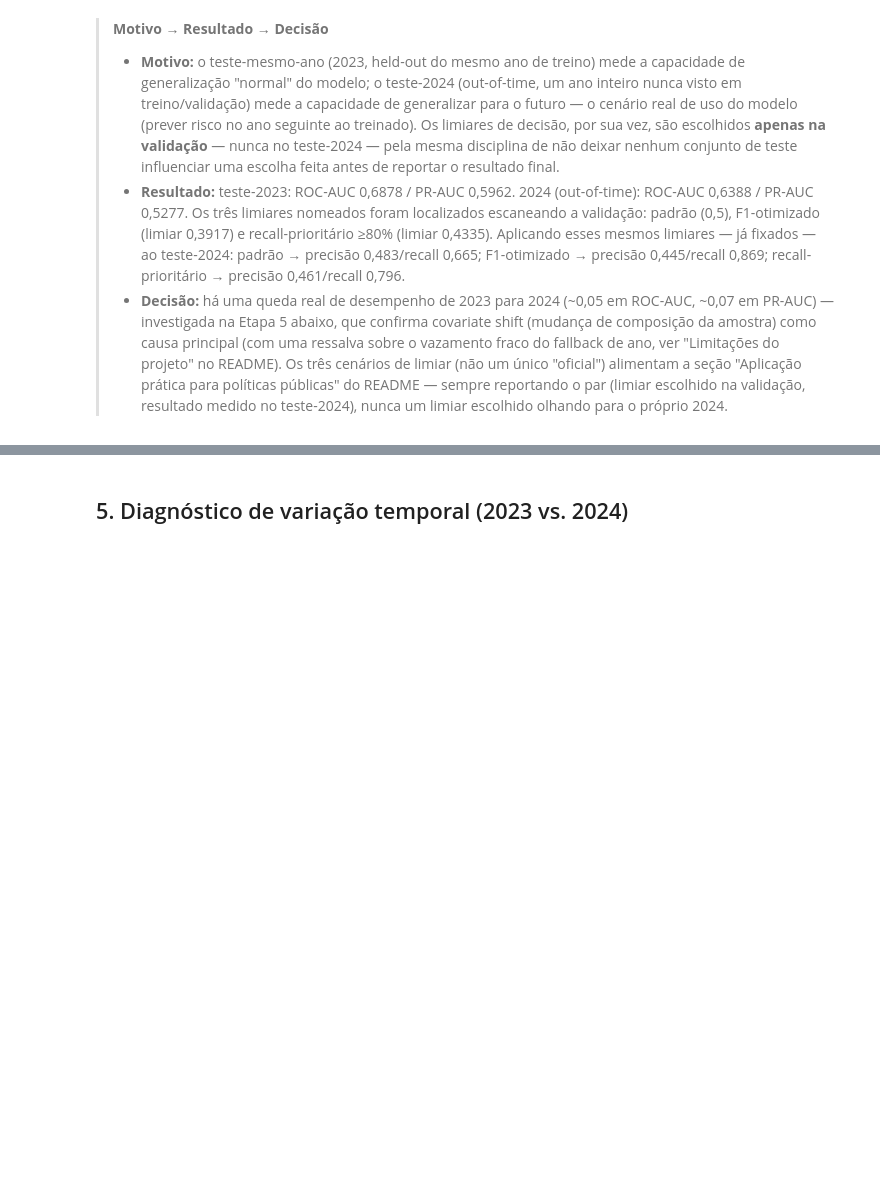
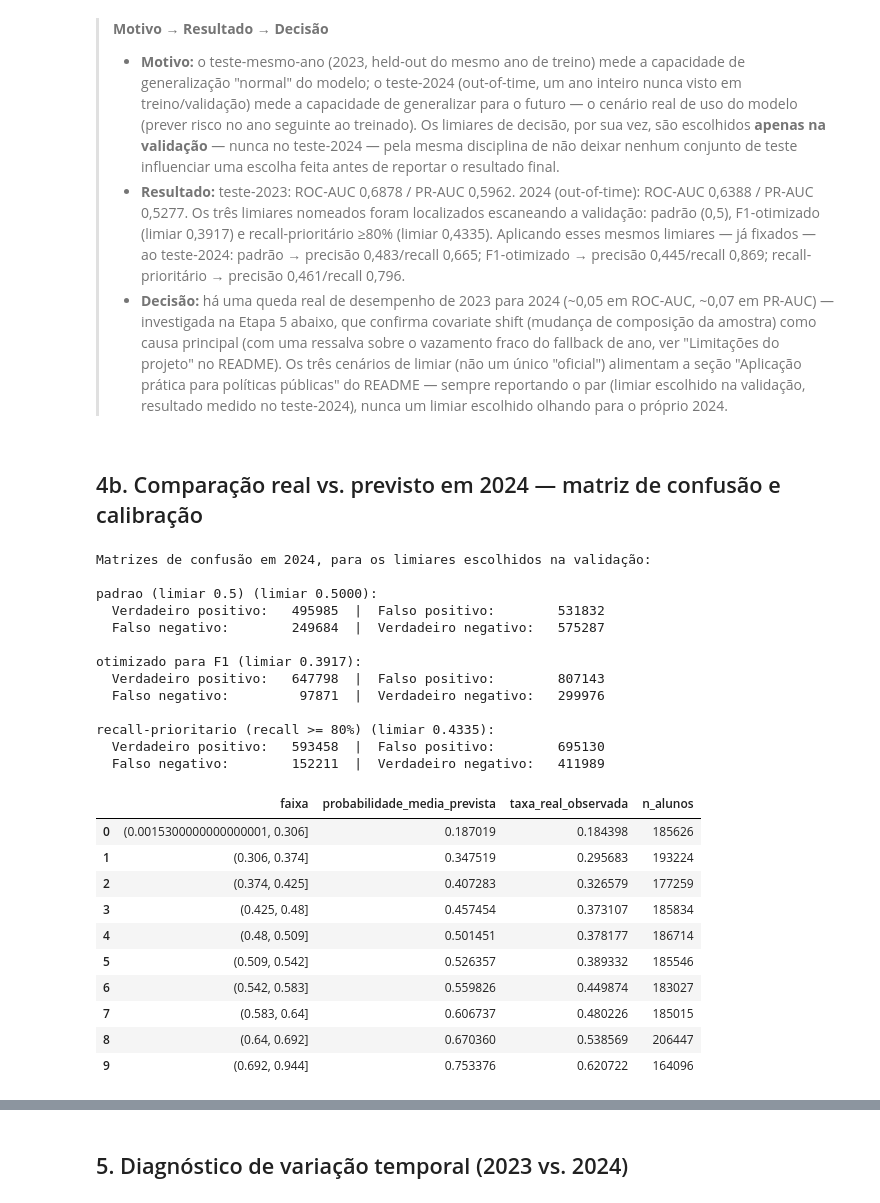
Before and after one commit to PedroVRLSaraiva/tech-challenge-fase3, a Jupyter notebook: notebooks/02_preprocessing_e_modelagem.ipynb, the cells around one changed output, grey strips where cells are left out. Drawn from its saved outputs; the diff is of its cells as text; code cells hidden in the pictures; blank space fills up the shorter version.

```diff
--- a/notebooks/02_preprocessing_e_modelagem.ipynb
+++ b/notebooks/02_preprocessing_e_modelagem.ipynb
@@ -284,3 +284,46 @@ display(tabela_limiares_2024)
 >   públicas" do README — sempre reportando o par (limiar escolhido na
 >   validação, resultado medido no teste-2024), nunca um limiar escolhido
 >   olhando para o próprio 2024.
+# %% [markdown]
+## 4b. Comparação real vs. previsto em 2024 — matriz de confusão e calibração
+# %%
+from src.evaluation.metricas import matriz_confusao_em_limiar, tabela_calibracao
+from src.visualization.graficos import plot_calibracao
+
+print("Matrizes de confusão em 2024, para os limiares escolhidos na validação:\n")
+for _, linha in limiares_validacao.iterrows():
+    matriz = matriz_confusao_em_limiar(y_teste_futuro, probabilidades_teste_futuro, linha["limiar"])
+    print(f"{linha['cenario']} (limiar {linha['limiar']:.4f}):")
+    print(f"  Verdadeiro positivo: {matriz['verdadeiro_positivo']:>8}  |  Falso positivo:      {matriz['falso_positivo']:>8}")
+    print(f"  Falso negativo:      {matriz['falso_negativo']:>8}  |  Verdadeiro negativo: {matriz['verdadeiro_negativo']:>8}")
+    print()
+
+calibracao_2024 = tabela_calibracao(y_teste_futuro, probabilidades_teste_futuro, n_faixas=10)
+display(calibracao_2024)
+fig_calibracao = plot_calibracao(calibracao_2024)
+fig_calibracao.savefig("reports/calibracao_2024.png", dpi=100, bbox_inches="tight")
+# %% [output]
+Matrizes de confusão em 2024, para os limiares escolhidos na validação:
+
+padrao (limiar 0.5) (limiar 0.5000):
+  Verdadeiro positivo:   495985  |  Falso positivo:        531832
+  Falso negativo:        249684  |  Verdadeiro negativo:   575287
+
+otimizado para F1 (limiar 0.3917):
+  Verdadeiro positivo:   647798  |  Falso positivo:        807143
+  Falso negativo:         97871  |  Verdadeiro negativo:   299976
+
+recall-prioritario (recall >= 80%) (limiar 0.4335):
+  Verdadeiro positivo:   593458  |  Falso positivo:        695130
+  Falso negativo:        152211  |  Verdadeiro negativo:   411989
+|  | faixa | probabilidade_media_prevista | taxa_real_observada | n_alunos |
+| 0 | (0.0015300000000000001, 0.306] | 0.187019 | 0.184398 | 185626 |
+| 1 | (0.306, 0.374] | 0.347519 | 0.295683 | 193224 |
+| 2 | (0.374, 0.425] | 0.407283 | 0.326579 | 177259 |
+| 3 | (0.425, 0.48] | 0.457454 | 0.373107 | 185834 |
+| 4 | (0.48, 0.509] | 0.501451 | 0.378177 | 186714 |
+| 5 | (0.509, 0.542] | 0.526357 | 0.389332 | 185546 |
+| 6 | (0.542, 0.583] | 0.559826 | 0.449874 | 183027 |
+| 7 | (0.583, 0.64] | 0.606737 | 0.480226 | 185015 |
+| 8 | (0.64, 0.692] | 0.670360 | 0.538569 | 206447 |
+| 9 | (0.692, 0.944] | 0.753376 | 0.620722 | 164096 |
```
Also changed, not shown: parts of 3 cells of this notebook, 7 other files.
